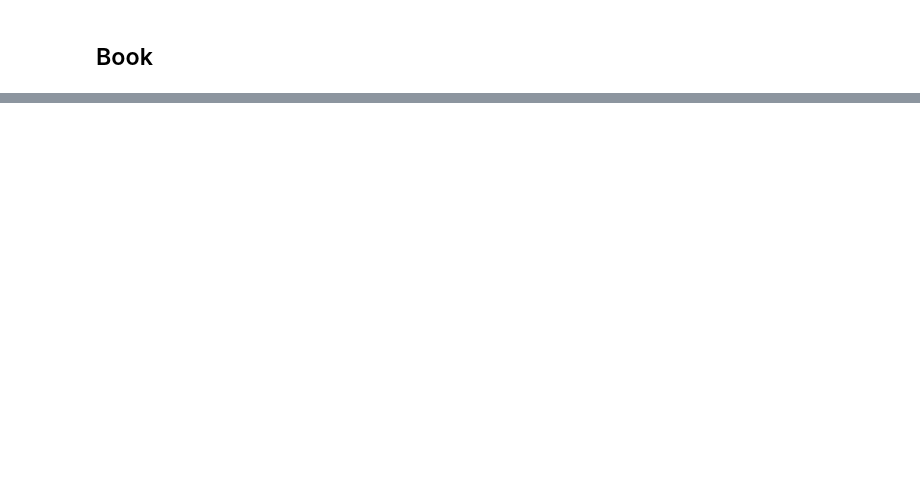
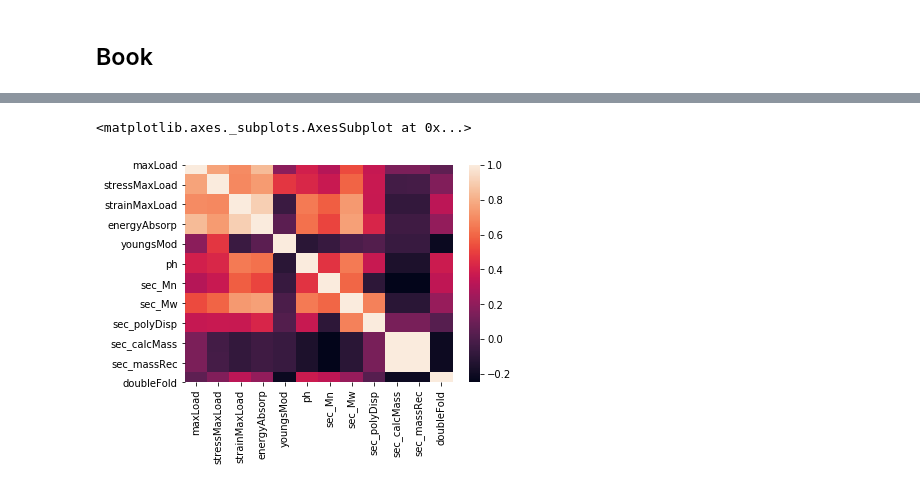
Before and after one commit to hujingc/umsi_loc_anc, a Jupyter notebook: loading_views.ipynb, the cells around one changed output, grey strips where cells are left out. Drawn from its saved outputs; the diff is of its cells as text; code cells hidden in the pictures; blank space fills up the shorter version.

Commit message:
Combined dfs and new visualizations
new heatmap, pairplot, and csv file with current data

```diff
--- a/loading_views.ipynb
+++ b/loading_views.ipynb
@@ -170,0 +238,4 @@ Name: doubleFold, dtype: float64
+# %%
+#combined analyses data frames
+analyses_combined = tensile_cleaned.merge(ph_data_cleaned,on='sample_id').merge(sec_cleaned,on='sample_id')
+analyses_combined.head()
@@ -170,0 +249,4 @@ Name: doubleFold, dtype: float64
+# %%
+#merge the doublefold data to the analyses data
+all_combined = analyses_combined.merge(doublefold_cleaned, on='book_id', how='left')
+all_combined.head()
@@ -170,0 +260,8 @@ Name: doubleFold, dtype: float64
+# %%
+#drop id columns
+numeric_data = all_combined.drop(columns=['book_id','sample_id'])
+
+#turn all data into floats
+numeric_data = numeric_data.astype(float)
+
+numeric_data
@@ -170,0 +297,7 @@ Name: doubleFold, dtype: float64
+# %%
+numeric_data.dropna(inplace=True)
+# %%
+sns.heatmap(numeric_data.corr())
+# %% [output]
+<matplotlib.axes._subplots.AxesSubplot at 0x...>
+[figure, added]
```
Also changed, not shown: parts of 17 cells of this notebook, 1 other file.
